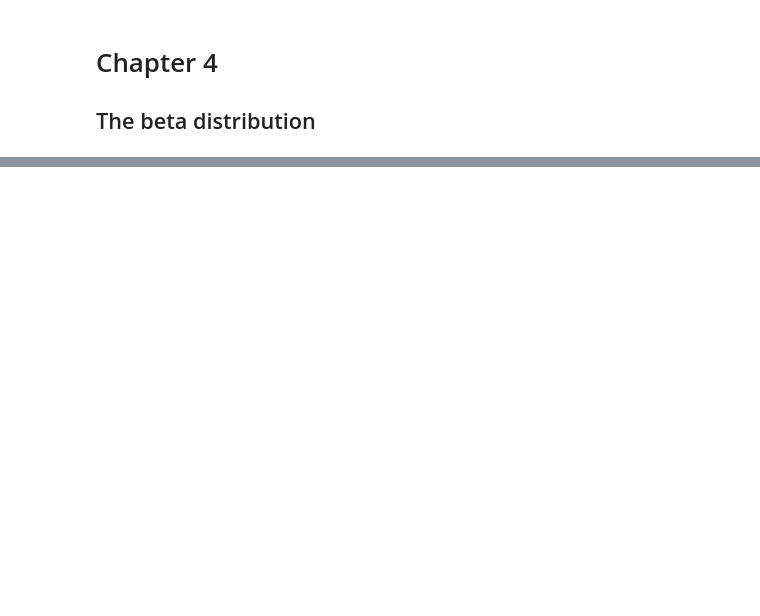
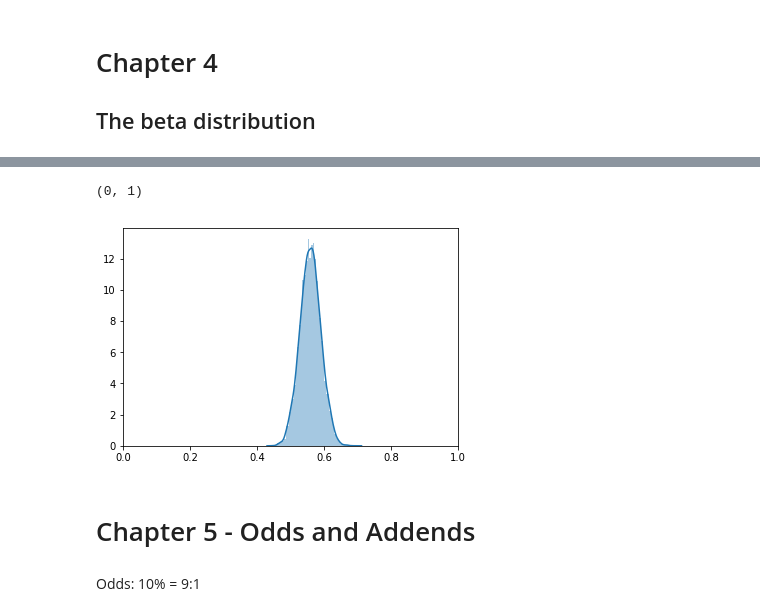
Before and after one commit to tblanarik/ThinkBayesPractice, a Jupyter notebook: ThinkBayesPractice.ipynb, the cells around one changed output, grey strips where cells are left out. Drawn from its saved outputs; the diff is of its cells as text; code cells hidden in the pictures; blank space fills up the shorter version.

```diff
--- a/ThinkBayesPractice.ipynb
+++ b/ThinkBayesPractice.ipynb
@@ -39,0 +85,9 @@ p = Pmf()
+# %%
+sns.distplot(beta.Sample(10000)).set_xlim(0,1)
+# %% [output]
+(0, 1)
+[figure, added]
+# %% [markdown]
+# Chapter 5 - Odds and Addends
+# %% [markdown]
+Odds:   10% = 9:1
```
Also changed, not shown: parts of 23 cells of this notebook, 2 other files.
